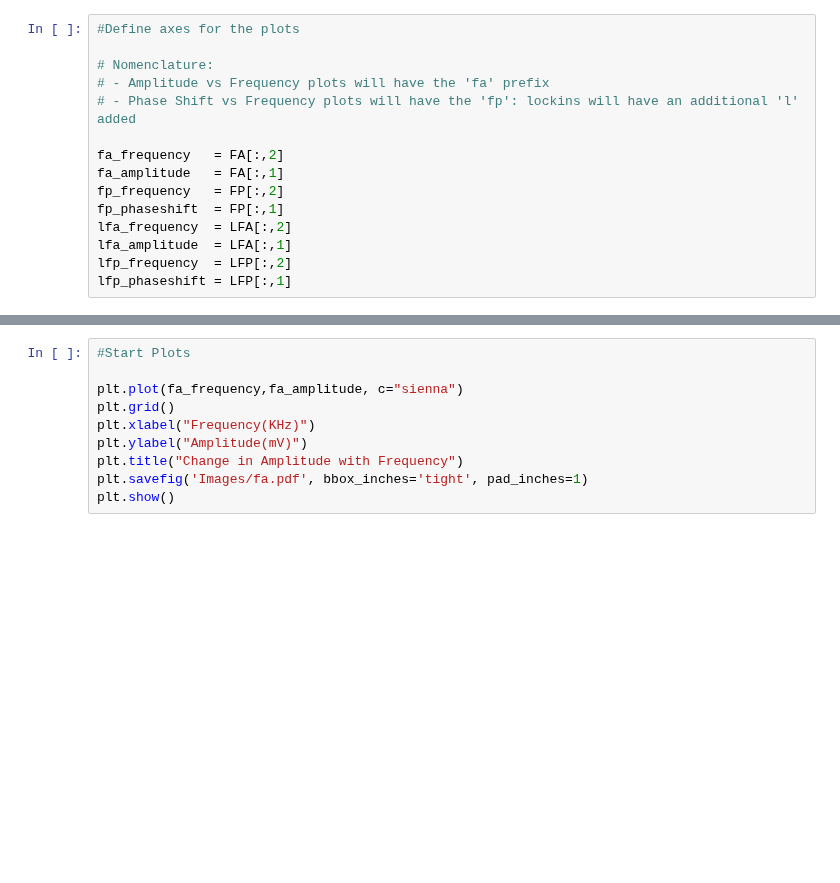
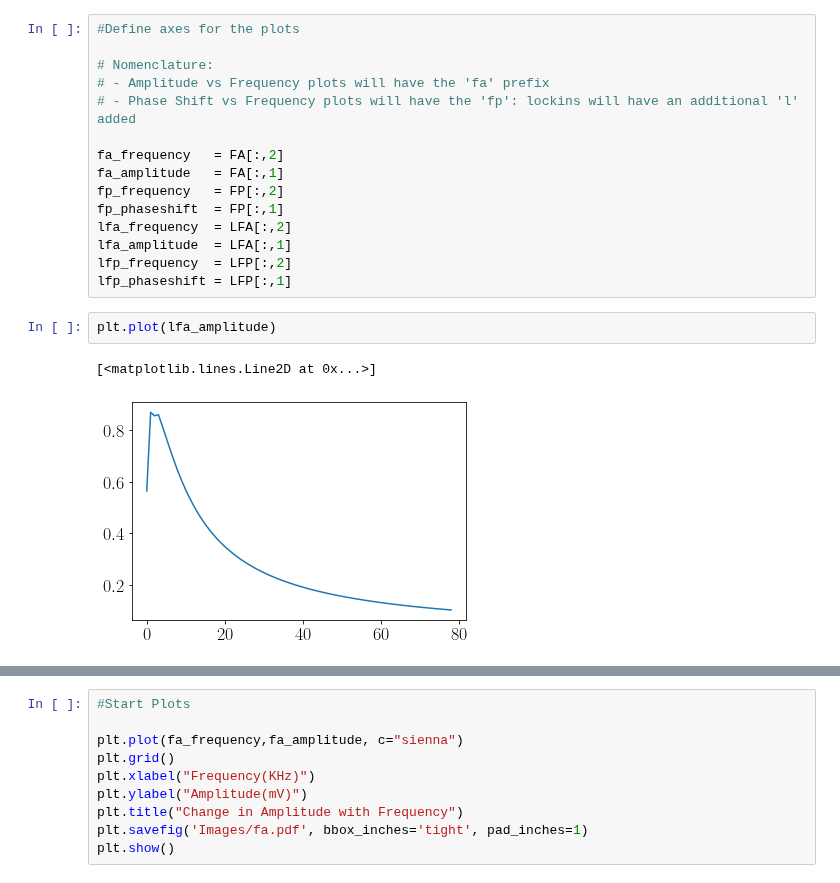
Before and after one commit to aaronkebede/PHY220, a Jupyter notebook: project-one/v2/plots.ipynb, the cells around one changed output, grey strips where cells are left out. Cells and saved outputs as stored; diff of their text form; blank space fills up the shorter version.

```diff
--- a/project-one/v2/plots.ipynb
+++ b/project-one/v2/plots.ipynb
@@ -42,3 +42,8 @@ lfa_frequency  = LFA[:,2]
 lfa_amplitude  = LFA[:,1]
 lfp_frequency  = LFP[:,2]
 lfp_phaseshift = LFP[:,1]
+# %%
+plt.plot(lfa_amplitude)
+# %% [output]
+[<matplotlib.lines.Line2D at 0x...>]
+[figure, added]
```
Also changed, not shown: parts of 3 cells of this notebook, 1 other file.
